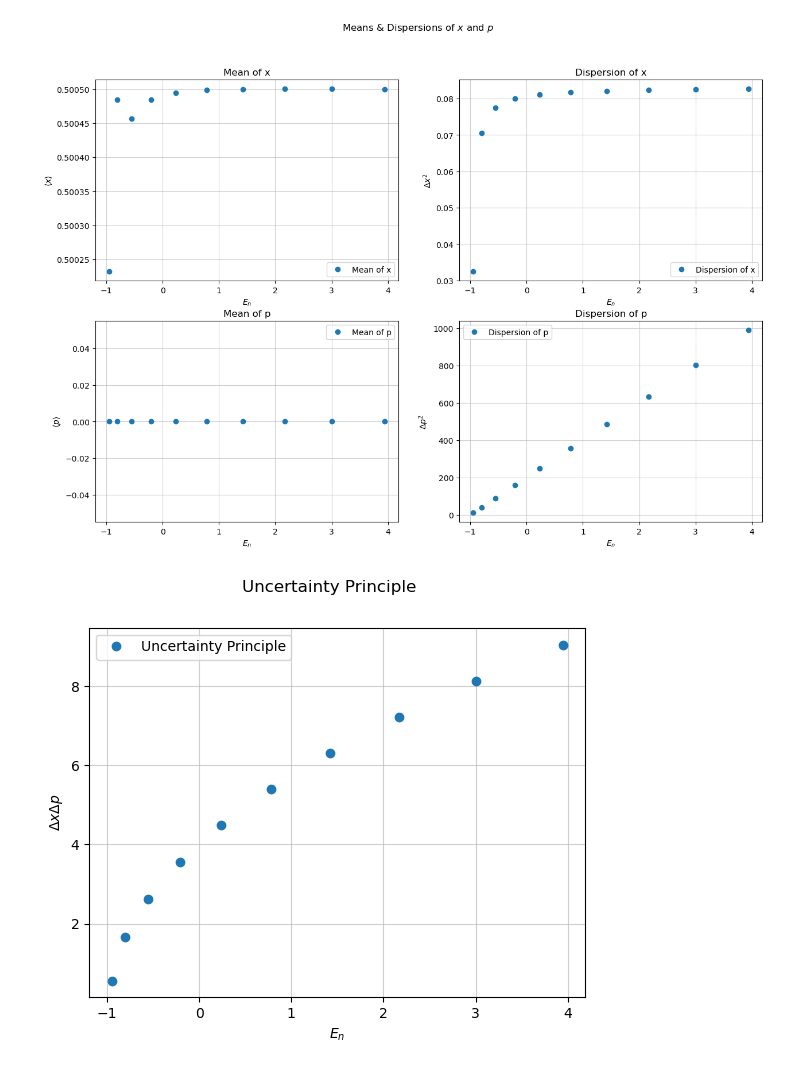
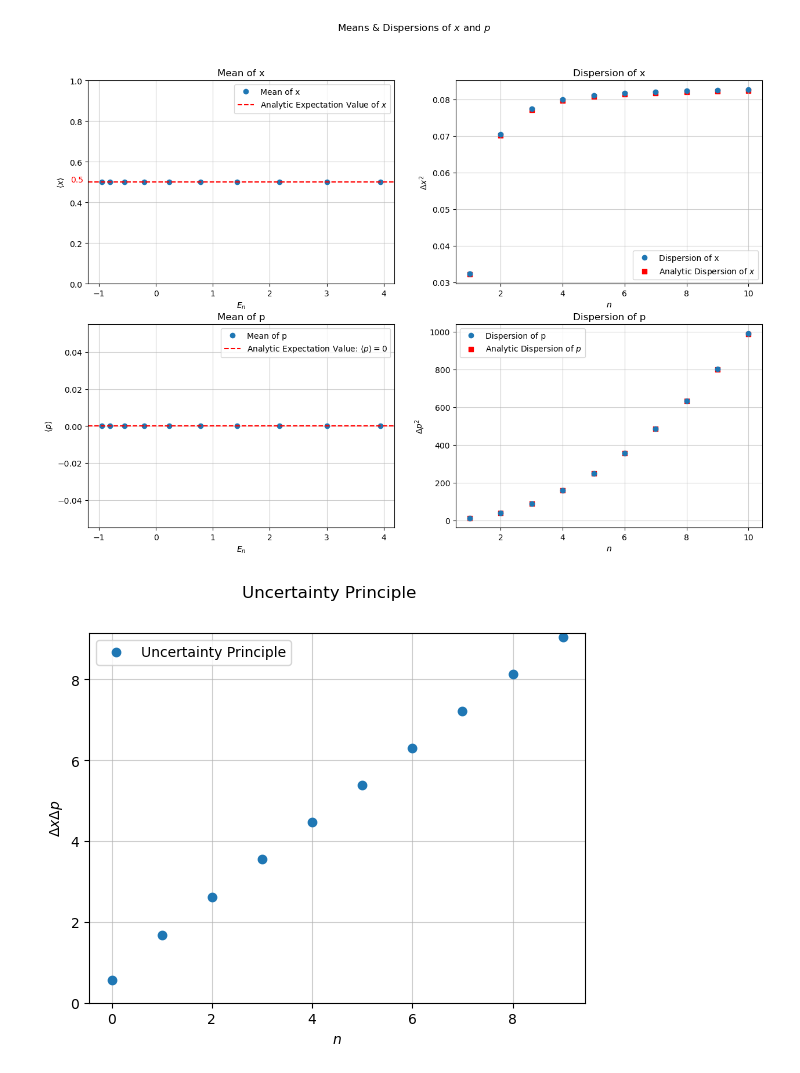
Before and after one commit to DavidLawton04/MuchStuff, a Jupyter notebook: Junior Sophister/JS Labs/Comp Lab/Comp_Lab_David_Lawton.ipynb, the cells around one changed output. Cells and saved outputs as stored; diff of their text form; code cells hidden in the pictures.

```diff
--- a/Junior Sophister/JS Labs/Comp Lab/Comp_Lab_David_Lawton.ipynb
+++ b/Junior Sophister/JS Labs/Comp Lab/Comp_Lab_David_Lawton.ipynb
@@ -78,14 +78,14 @@ def analysis_no_plot(Psi_, nrg_, nu_, xtilde_vals_, N_, GammaSquare_):
     return Psi_
 # %%
 def Shooting_method(nrg_, nu_, xtilde_vals_, N_, GammaSquare_):
-        dnrg = 1E-4
-        tolerance = 1E-16
+        dnrg = 1E-2
+        tolerance = 1E-14
 
         Psi_ = np.zeros(N_)
         Psi_ = analysis_no_plot(Psi_, nrg_, nu_, xtilde_vals_, N_, GammaSquare_)
         Psi_end_vals = [Psi_[-1]]
 
-        while dnrg > tolerance:
+        while np.abs(dnrg) > tolerance:
             nrg_ += dnrg
             Psi_prime = analysis_no_plot(Psi_, nrg_, nu_, xtilde_vals_, N_, GammaSquare_)
             Psi_end_vals.append(Psi_prime[-1])
@@ -278,7 +284,10 @@ def five_point_central_difference_method(Psi_, N_):
 def expectation_value_p(Psi_, xtilde_vals_, N_):
     q = 0 - 1j
     dPsidx = five_point_central_difference_method(Psi_, N_)
-    return q*simps(Psi_*dPsidx, xtilde_vals_, dx=1/N_)
+    expec_p = q*simps(Psi_*dPsidx, xtilde_vals_, dx=1/N_)
+    if np.isclose(expec_p.imag, 0, atol=1E-2):
+        expec_p = 0
+    return expec_p
 
 
 def expectation_value_p_squared(Psi_, xtilde_vals_, N_):
@@ -310,26 +319,22 @@ def uncertainty_principle_check_and_plot(energies, nu_, xtilde_vals_, N_, GammaS
 
     for i, energy in enumerate(energies):
         Psi = np.zeros(N_)
-        Psi = analysis_no_plot(Psi, energy, nu, xtilde_vals, N, GammaSquare)
-        Psi = normalised_wavefunction(Psi, N)
+        Psi = analysis_no_plot(Psi, energy, nu_, xtilde_vals_, N_, GammaSquare_)
+        Psi = normalised_wavefunction(Psi, N_)
 
-        expec_x[i] = expectation_value_moment(Psi, xtilde_vals, N, 1)
-        expec_x_squared[i] = expectation_value_moment(Psi, xtilde_vals, N, 2)
-        disp_x[i] = dispersion_x(Psi, xtilde_vals, N)
-        if np.isclose(expectation_value_p(Psi, xtilde_vals, N), 0, atol=1E-2):
-            expec_p[i] = 0
-        else:
-            expec_p[i] = expectation_value_p(Psi, xtilde_vals, N)
-            print('Expectation value of p non-zero')
-        expec_p_squared[i] = expectation_value_p_squared(Psi, xtilde_vals, N)
-        disp_p[i] = dispersion_p(Psi, xtilde_vals, N).real
+        expec_x[i] = expectation_value_moment(Psi, xtilde_vals_, N_, 1)
+        expec_x_squared[i] = expectation_value_moment(Psi, xtilde_vals_, N_, 2)
+        disp_x[i] = dispersion_x(Psi, xtilde_vals_, N_)
+        expec_p_squared[i] = expectation_value_p_squared(Psi, xtilde_vals_, N_)
+        disp_p[i] = dispersion_p(Psi, xtilde_vals_, N_)
 
         uncertainty_principle = np.sqrt(disp_x*disp_p)
 
-        if  uncertainty_principle[-1] >= 0.5:
+        if  uncertainty_principle[i] >= 0.5:
             print(f'Uncertainty principle satisfied for E_{energy}')
         else:
             print(f'Uncertainty principle not satisfied for E_{energy}')
+    print(uncertainty_principle)
 
     # Means, Dispersions.
     fig, axs = plt.subplots(2, 2, figsize=(15, 10))
@@ -340,13 +345,21 @@ def uncertainty_principle_check_and_plot(energies, nu_, xtilde_vals_, N_, GammaS
     axs[0,0].plot(energies, expec_x, 'o', label='Mean of x')
     axs[0,0].set_xlabel('$E_n$')
     axs[0,0].set_ylabel('$\\langle x \\rangle$')
+    axs[0,0].set_ylim(0, 1)
+    axs[0,0].axhline(0.5, color='r', linestyle='--', label='Analytic Expectation Value of $x$')
+    axs[0,0].text(-1.5, 0.5, 0.5, color='r')
     axs[0,0].legend()
 
+    n_vals = np.arange(1,len(energies)+1)
     axs[0,1].set_title('Dispersion of x')
     axs[0,1].grid(alpha=0.6)
-    axs[0,1].plot(energies, disp_x, 'o', label='Dispersion of x')
-    axs[0,1].set_xlabel('$E_n$')
+    axs[0,1].plot(n_vals, disp_x, 'o', label='Dispersion of x')
+    axs[0,1].set_xlabel('$n$')
     axs[0,1].set_ylabel('$\\Delta x^2$')
+    if nu_ == nu:
+        axs[0,1].scatter(n_vals, 1/3 - 1/(2*(n_vals*np.pi)**2) - expec_x**2, marker='s', color='red', label='Analytic Dispersion of $x$')
+    else:
+        print('No analytic solutions for this potential.')
     axs[0,1].legend()
 
     axs[1,0].set_title('Mean of p')
@@ -354,13 +367,18 @@ def uncertainty_principle_check_and_plot(energies, nu_, xtilde_vals_, N_, GammaS
     axs[1,0].plot(energies, expec_p, 'o', label='Mean of p')
     axs[1,0].set_xlabel('$E_n$')
     axs[1,0].set_ylabel('$\\langle p \\rangle$')
+    axs[1,0].axhline(0, color='r', linestyle='--', label='Analytic Expectation Value: $\\langle p \\rangle = 0$')
     axs[1,0].legend()
 
     axs[1,1].set_title('Dispersion of p')
     axs[1,1].grid(alpha=0.6)
-    axs[1,1].plot(energies, disp_p, 'o', label='Dispersion of p')
-    axs[1,1].set_xlabel('$E_n$')
+    axs[1,1].plot(n_vals, disp_p, 'o', label='Dispersion of p')
+    axs[1,1].set_xlabel('$n$')
     axs[1,1].set_ylabel('$\\Delta p^2$')
+    if nu_ == nu:
+        axs[1,1].scatter(n_vals, n_vals**2*np.pi**2, marker='s', color='red', label='Analytic Dispersion of $p$')
+    else:
+        print('No analytic solutions for this potential.')
     axs[1,1].legend()
 
     plt.show()
@@ -372,9 +390,10 @@ def uncertainty_principle_check_and_plot(energies, nu_, xtilde_vals_, N_, GammaS
     fig.suptitle('Uncertainty Principle')
 
     axs.grid(alpha=0.6)
-    axs.plot(energies, uncertainty_principle, 'o', label='Uncertainty Principle')
-    axs.set_xlabel('$E_n$')
+    axs.plot(uncertainty_principle, 'o', label='Uncertainty Principle')
+    axs.set_xlabel('$n$')
     axs.set_ylabel('$\\Delta x \\Delta p$')
+    axs.set_ylim(0, max(uncertainty_principle)+0.1)
     axs.legend()
 
     plt.show()
@@ -406,2 +423,2 @@ Uncertainty principle satisfied for E_3.944700000000305
-[figure, old version]
+[figure, new version]
-[figure, old version]
+[figure, new version]
```
Also changed, not shown: parts of 8 cells of this notebook, 1 other file.
